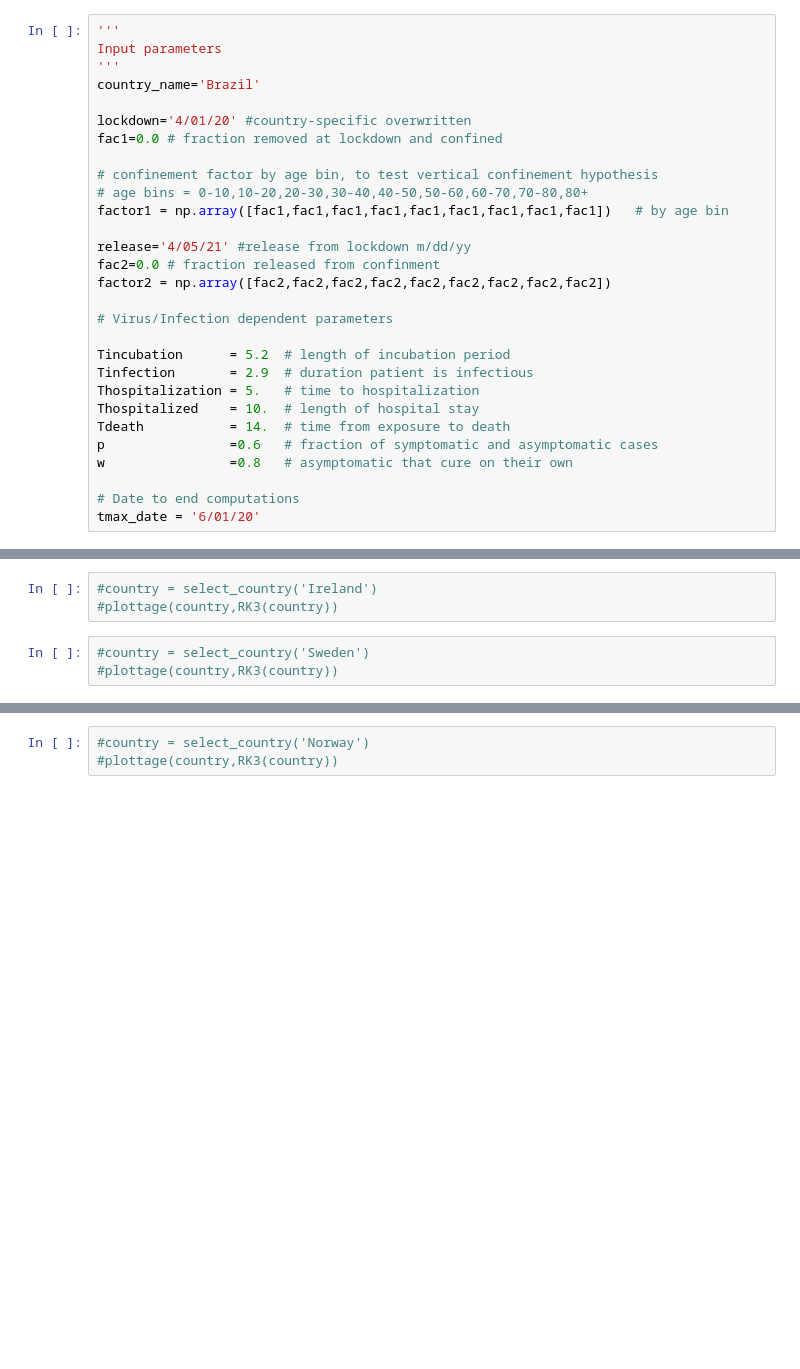
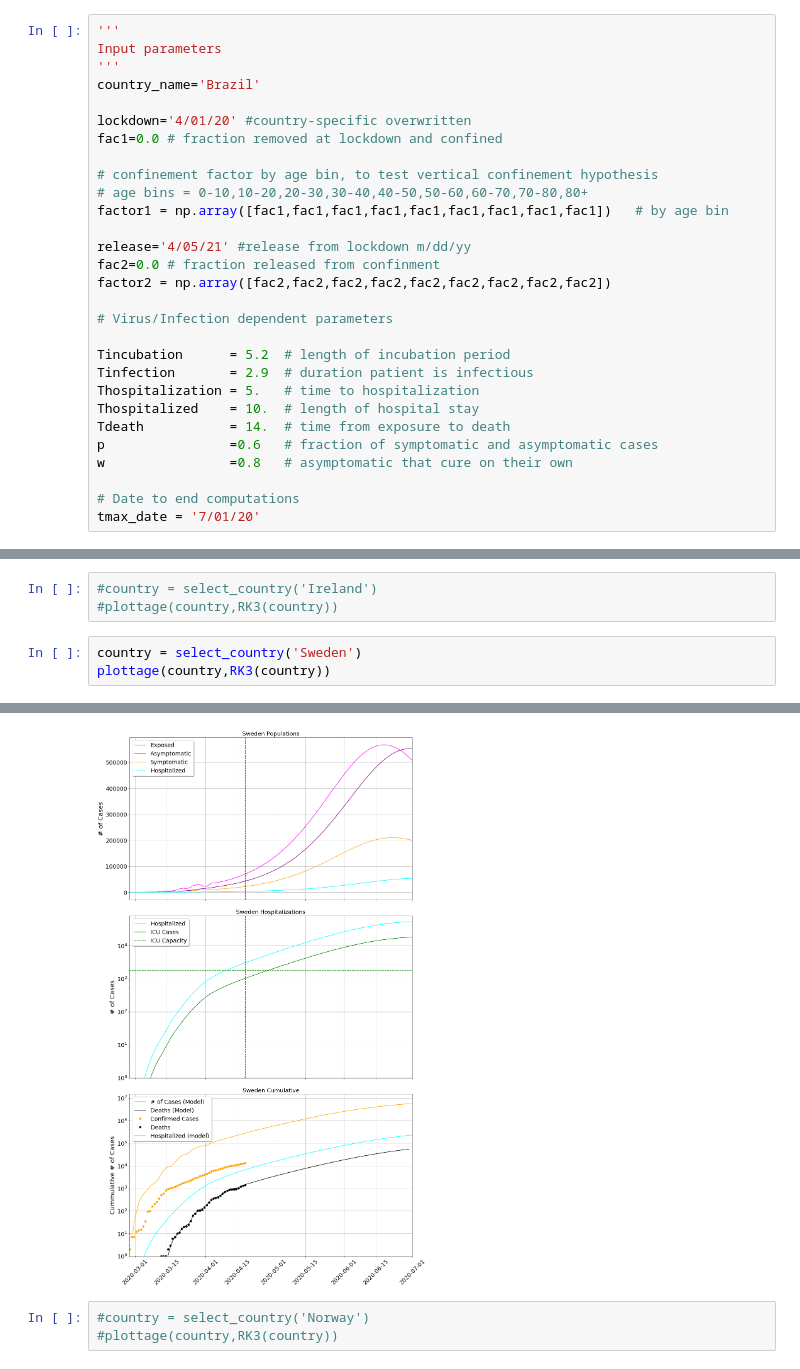
Before and after one commit to wlyra/covid19, a Jupyter notebook: covid19_SEIR.ipynb, the cells around one changed output, grey strips where cells are left out. Saved outputs shown, nothing was run; the diff lists cells and outputs as text; blank space fills up the shorter version.

```diff
--- a/covid19_SEIR.ipynb
+++ b/covid19_SEIR.ipynb
@@ -194,7 +194,7 @@ p                =0.6   # fraction of symptomatic and asymptomatic cases
 w                =0.8   # asymptomatic that cure on their own
 
 # Date to end computations
-tmax_date = '6/01/20'
+tmax_date = '7/01/20'
 # %%
 #
 #  Country-specific block
@@ -1220,5 +1220,6 @@ def RK3(f):
 #country = select_country('Ireland')
 #plottage(country,RK3(country))
 # %%
-#country = select_country('Sweden')
-#plottage(country,RK3(country))
+country = select_country('Sweden')
+plottage(country,RK3(country))
+# %% [output]
@@ -1225,3 +1236,4 @@ def RK3(f):
+[figure, added]
 # %%
 #country = select_country('Norway')
 #plottage(country,RK3(country))
```
Also changed, not shown: parts of 3 cells of this notebook, 5 other files.
